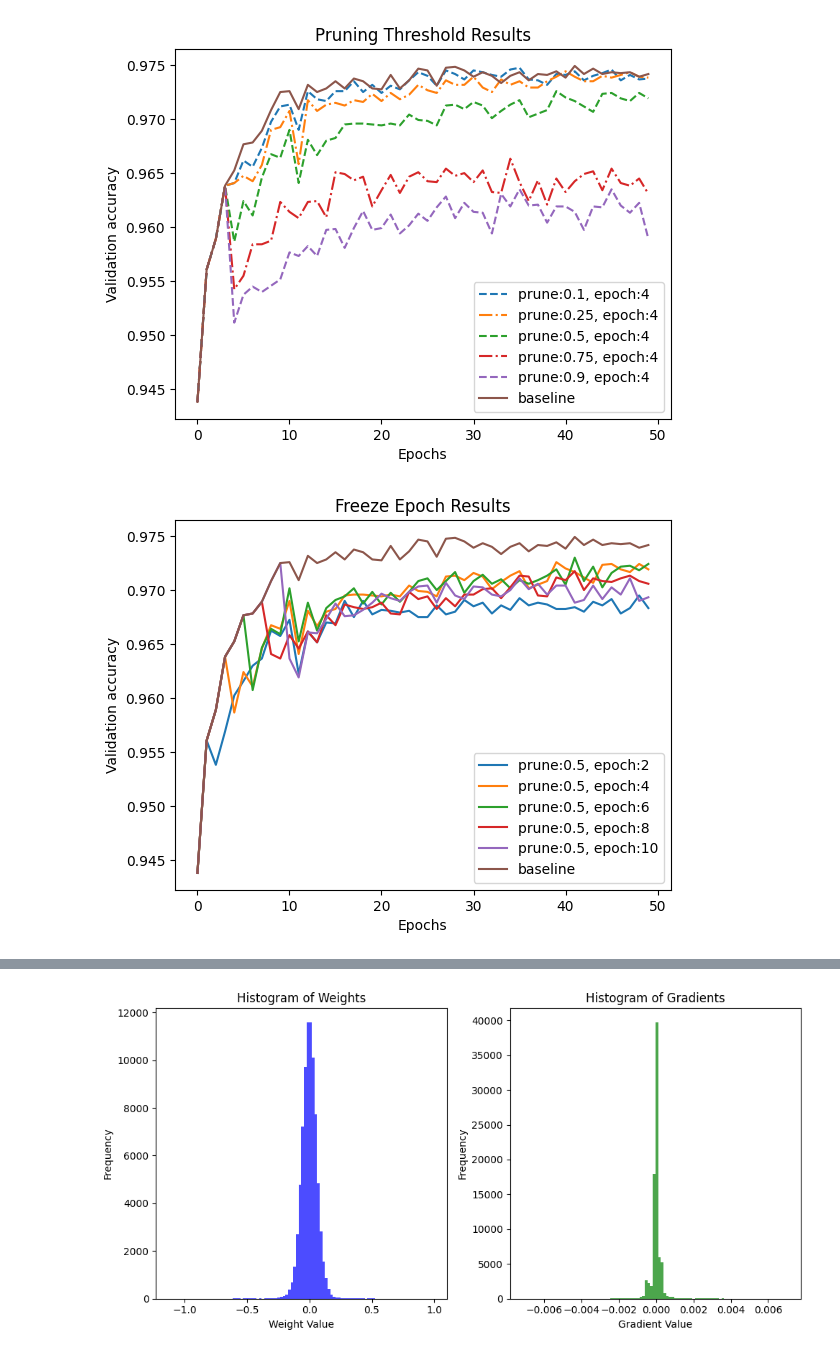
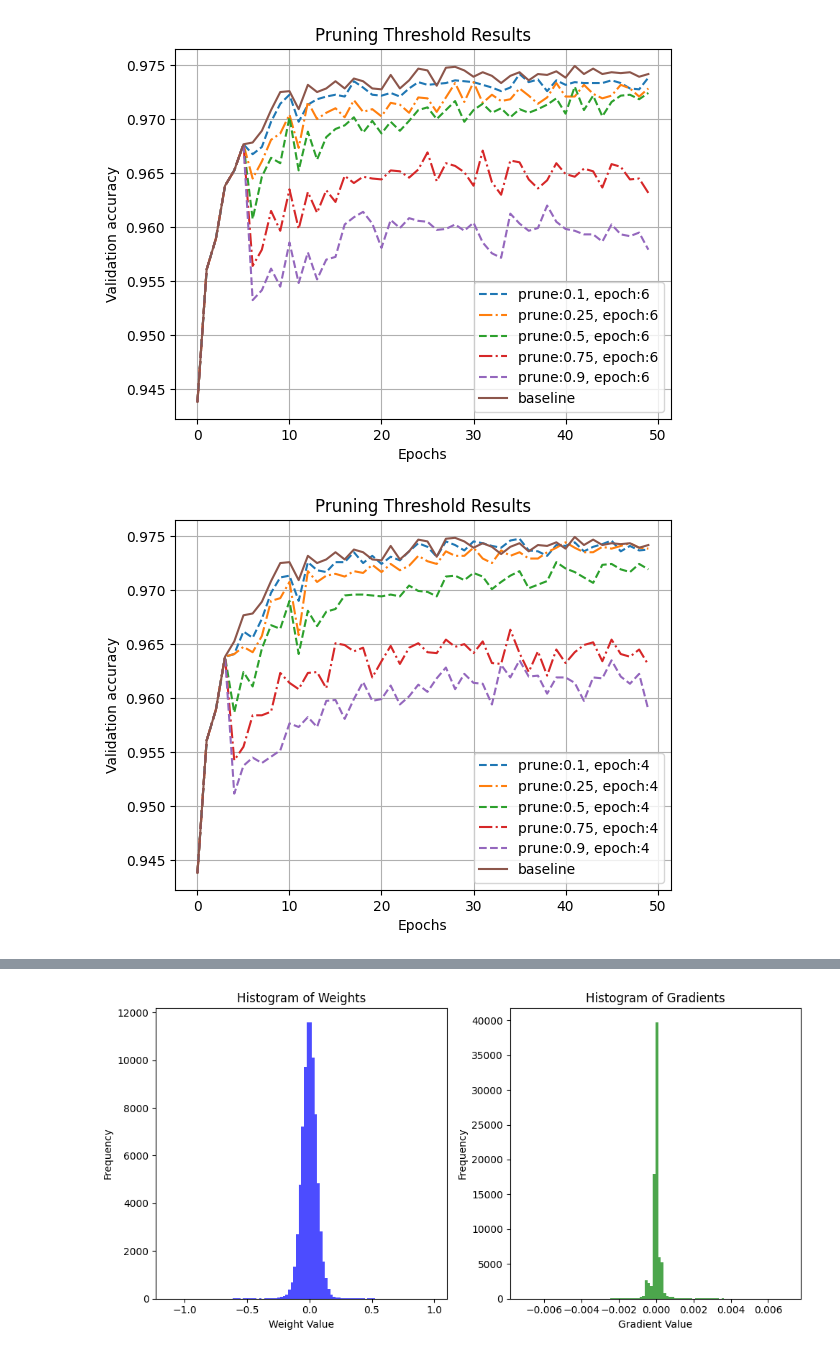
Before and after one commit to AustinHCopley/Dropback, a Jupyter notebook: dropback.ipynb, the cells around one changed output, grey strips where cells are left out. Saved outputs shown, nothing was run; the diff lists cells and outputs as text; code cells hidden in the pictures.

```diff
--- a/dropback.ipynb
+++ b/dropback.ipynb
@@ -100,11 +102,18 @@ def run_test(epochs, prune, freeze):
 seed = 0
 baseline_model = DropBackMLP(in_size, hidden_size, output_size, pruning_threshold=0, seed=0).to(device)
 optim = torch.optim.SGD(baseline_model.parameters(), lr=0.01)
+
 baseline = train(50, baseline_model, train_loader, val_loader, optim, criterion, device, in_size, freeze_epoch=1000)
+
 plt.plot(baseline[1], label=f"baseline")
 plt.title("baseline val")
 plt.xlabel("Epochs")
 plt.ylabel("Validation accuracy")
 plt.show()
+
+with open('baseline_mnist.pkl', 'wb') as f:
+    pickle.dump(baseline, f)
+# %%
+results_dict = {}
 # %%
 epochs = 50
@@ -131,25 +184,50 @@ for prune, freeze in zip(pruning, freezing):
 # %%
 line_styles = ['--', '-.']
+pruning =  [.1, .25, .5, .75, .9]
+freezing = [ 6,   6,  6,   6,  6]
+
 i = 0
-for result in prune_results:
-    plt.plot(result[2][1], label=f"prune:{result[0]}, epoch:{result[1]}", linestyle=line_styles[i % len(line_styles)])
+for test in zip(pruning, freezing):
+    result = results_dict[test]
+    plt.plot(result[1], label=f"prune:{test[0]}, epoch:{test[1]}", linestyle=line_styles[i % len(line_styles)])
     i += 1
 plt.plot(baseline[1], label=f"baseline")
 plt.title("Pruning Threshold Results")
 plt.xlabel("Epochs")
 plt.ylabel("Validation accuracy")
+plt.grid(True)
 plt.legend()
 plt.show()
 
+pruning =  [.1, .25, .5, .75, .9]
+freezing = [ 4,   4,  4,   4,  4]
+
 i = 0
-for result in freeze_results:
-    plt.plot(result[2][1], label=f"prune:{result[0]}, epoch:{result[1]}")
+for test in zip(pruning, freezing):
+    result = results_dict[test]
+    plt.plot(result[1], label=f"prune:{test[0]}, epoch:{test[1]}", linestyle=line_styles[i % len(line_styles)])
+    i += 1
+plt.plot(baseline[1], label=f"baseline")
+plt.title("Pruning Threshold Results")
+plt.xlabel("Epochs")
+plt.ylabel("Validation accuracy")
+plt.grid(True)
+plt.legend()
+plt.show()
+
+pruning =  [.5, .5, .5, .5, .5]
+freezing = [  2,   4,   6,   8,  10]
+i = 0
+for test in zip(pruning, freezing):
+    result = results_dict[test]
+    plt.plot(result[1], label=f"prune:{test[0]}, epoch:{test[1]}")
 plt.plot(baseline[1], label=f"baseline")
 plt.title("Freeze Epoch Results")
 plt.xlabel("Epochs")
 plt.ylabel("Validation accuracy")
+plt.grid(True)
 plt.legend()
 plt.show()
 # %% [output]
-[figure, old version]
+[figure, new version]
-[figure, old version]
+[figure, new version]
```
Also changed, not shown: parts of 4 cells of this notebook.
